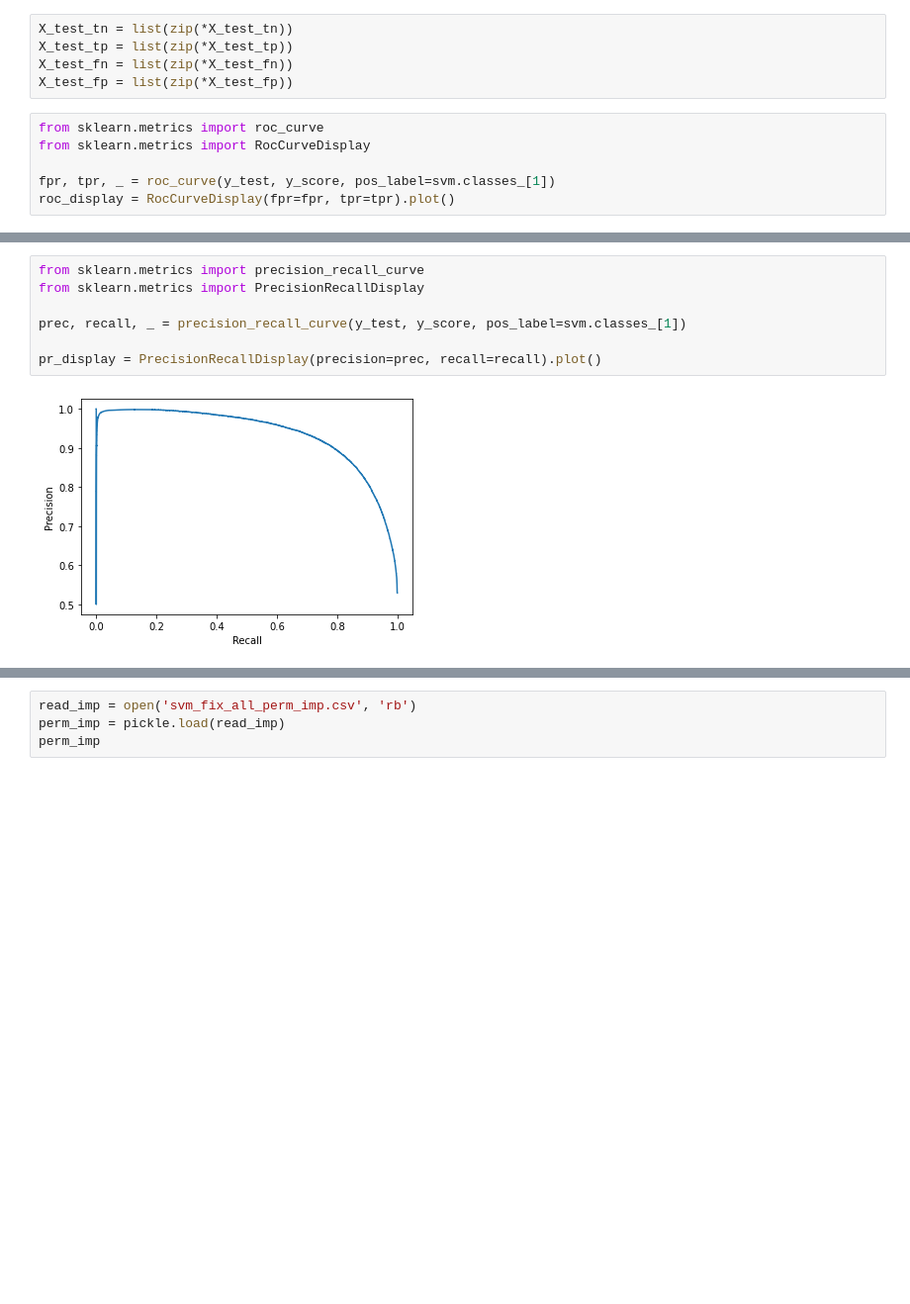
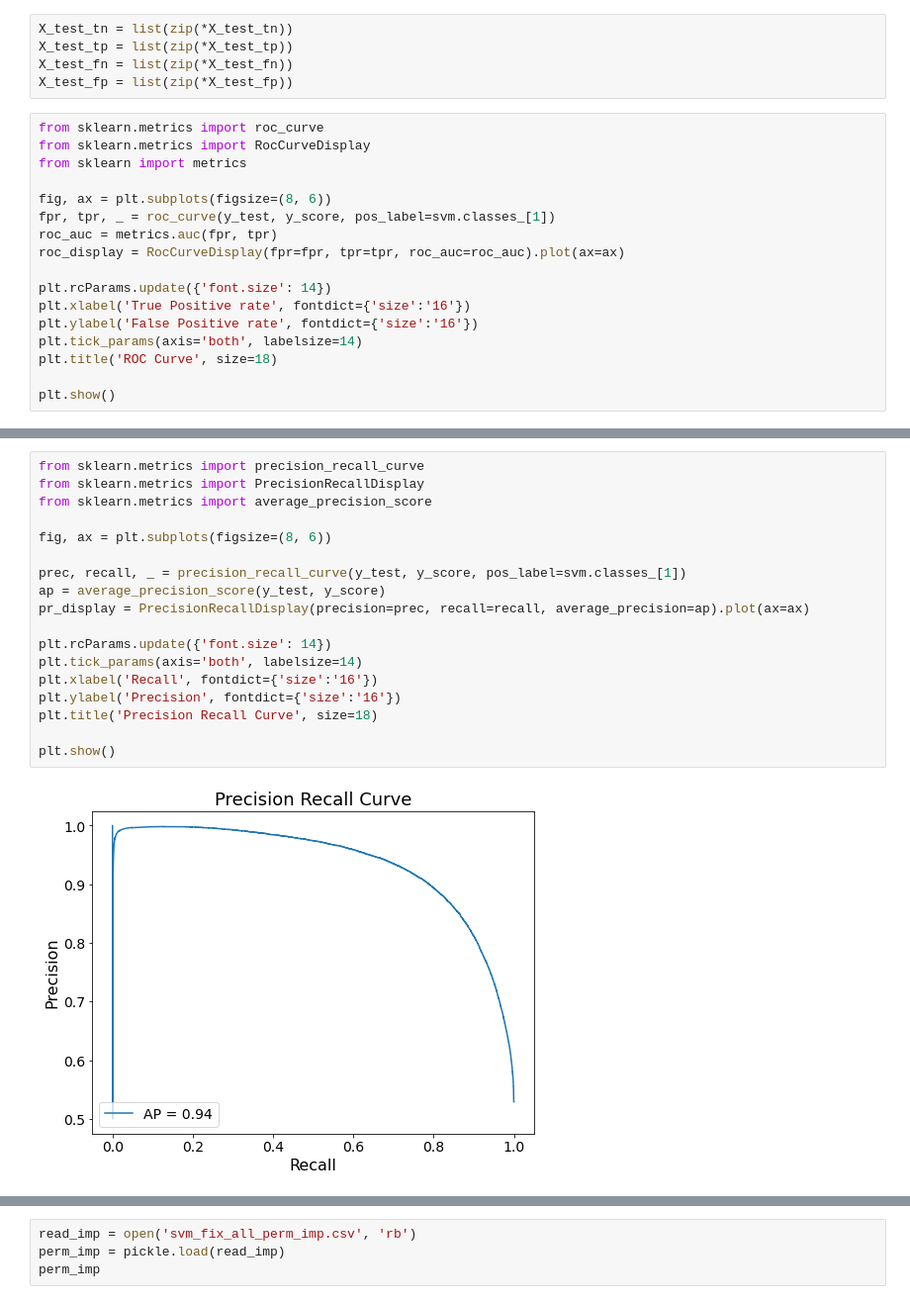
Before and after one commit to supakarn-t/Classify-Galaxy-by-SVM, a Jupyter notebook: SVM_5band_fix_all.ipynb, the cells around one changed output, grey strips where cells are left out. Shown at 99% size. Saved outputs shown, nothing was run; the diff lists cells and outputs as text; blank space fills up the shorter version.

```diff
--- a/SVM_5band_fix_all.ipynb
+++ b/SVM_5band_fix_all.ipynb
@@ -179,7 +202,18 @@ X_test_fp = list(zip(*X_test_fp))
 # %%
 from sklearn.metrics import roc_curve
 from sklearn.metrics import RocCurveDisplay
+from sklearn import metrics
 
+fig, ax = plt.subplots(figsize=(8, 6))
 fpr, tpr, _ = roc_curve(y_test, y_score, pos_label=svm.classes_[1])
-roc_display = RocCurveDisplay(fpr=fpr, tpr=tpr).plot()
+roc_auc = metrics.auc(fpr, tpr)
+roc_display = RocCurveDisplay(fpr=fpr, tpr=tpr, roc_auc=roc_auc).plot(ax=ax)
+
+plt.rcParams.update({'font.size': 14})
+plt.xlabel('True Positive rate', fontdict={'size':'16'})
+plt.ylabel('False Positive rate', fontdict={'size':'16'})
+plt.tick_params(axis='both', labelsize=14)
+plt.title('ROC Curve', size=18)
+
+plt.show()
 # %% [output]
@@ -187,11 +221,22 @@ roc_display = RocCurveDisplay(fpr=fpr, tpr=tpr).plot()
 # %%
 from sklearn.metrics import precision_recall_curve
 from sklearn.metrics import PrecisionRecallDisplay
+from sklearn.metrics import average_precision_score
+
+fig, ax = plt.subplots(figsize=(8, 6))
 
 prec, recall, _ = precision_recall_curve(y_test, y_score, pos_label=svm.classes_[1])
+ap = average_precision_score(y_test, y_score)
+pr_display = PrecisionRecallDisplay(precision=prec, recall=recall, average_precision=ap).plot(ax=ax)
 
-pr_display = PrecisionRecallDisplay(precision=prec, recall=recall).plot()
+plt.rcParams.update({'font.size': 14})
+plt.tick_params(axis='both', labelsize=14)
+plt.xlabel('Recall', fontdict={'size':'16'})
+plt.ylabel('Precision', fontdict={'size':'16'})
+plt.title('Precision Recall Curve', size=18)
+
+plt.show()
 # %% [output]
-[figure, old version]
+[figure, new version]
 # %%
 from sklearn.inspection import permutation_importance
```
Also changed, not shown: parts of 18 cells of this notebook.
